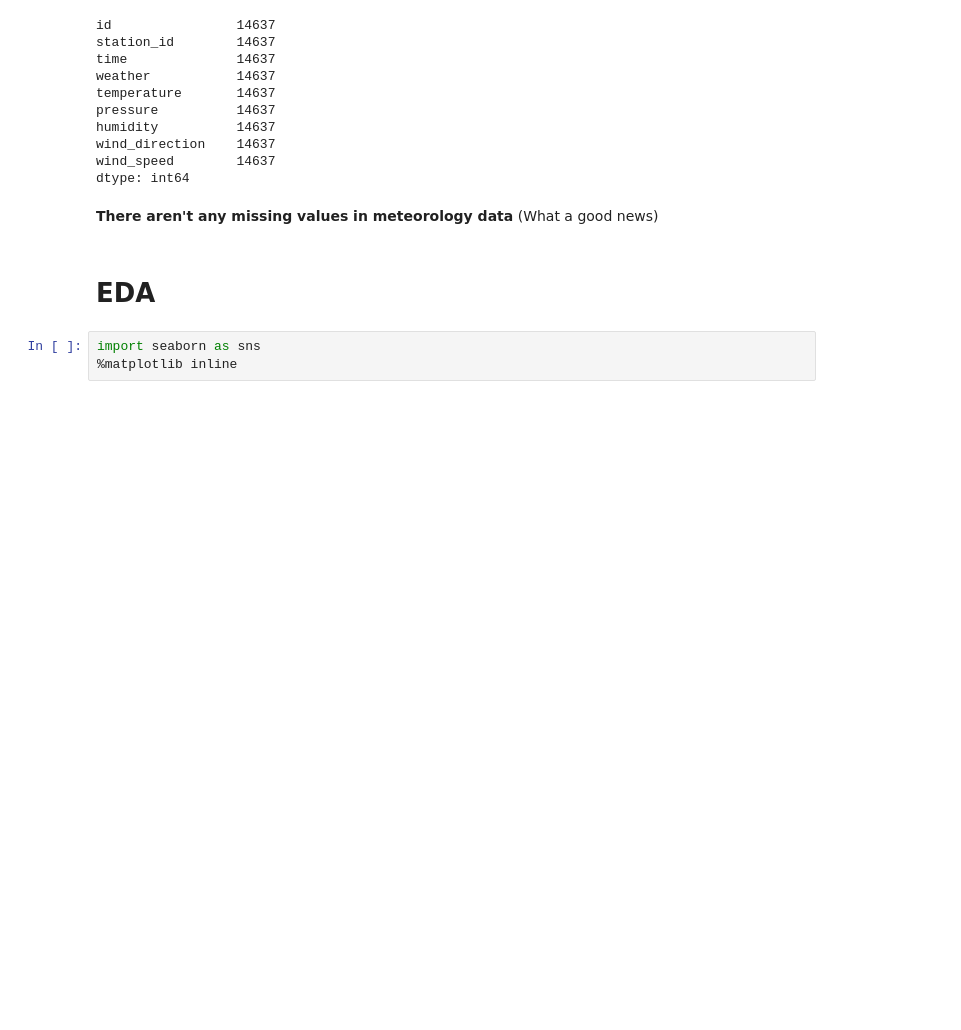
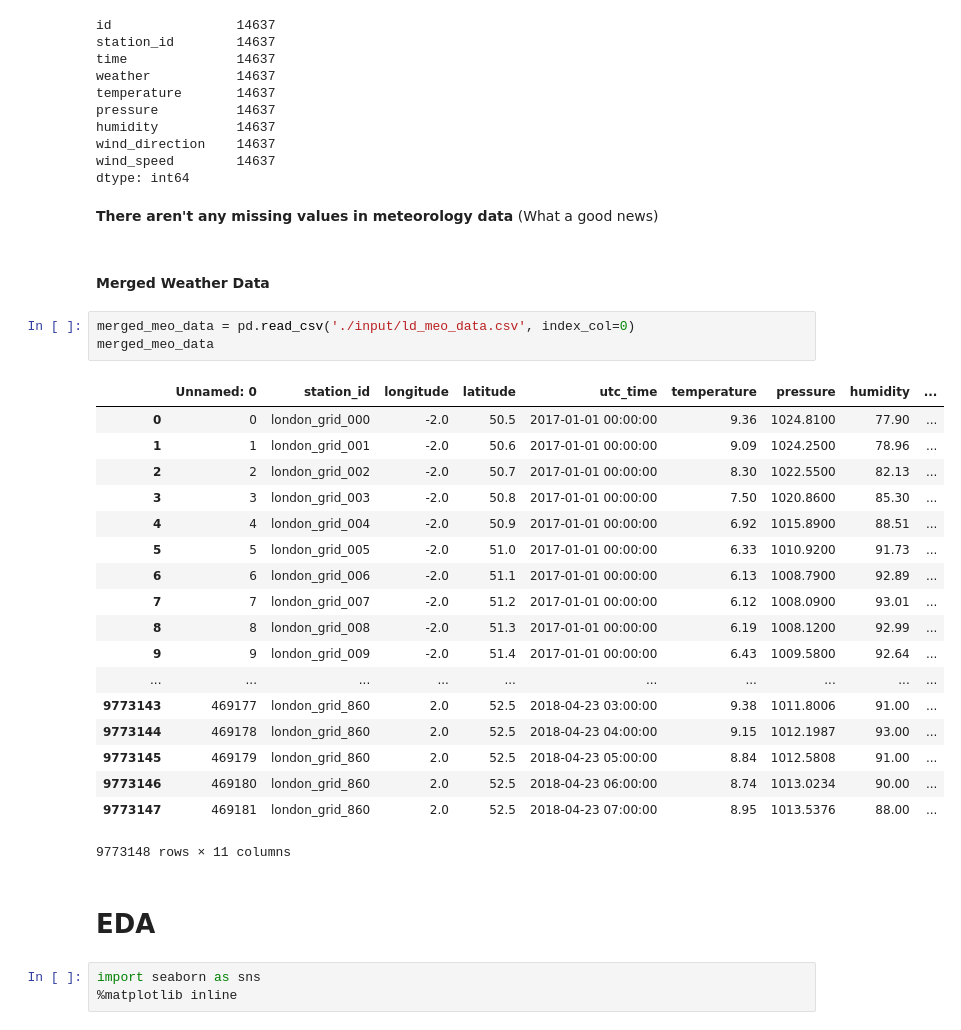
Before and after one commit to stephen0701/python-workspace, a Jupyter notebook: fresh_air/london.ipynb, the cells around one changed output. Drawn from its saved outputs; the diff is of its cells as text; blank space fills up the shorter version.

```diff
--- a/fresh_air/london.ipynb
+++ b/fresh_air/london.ipynb
@@ -233,6 +267,30 @@ wind_speed        14637
 dtype: int64
 # %% [markdown]
 **There aren't any missing values in meteorology data** (What a good news)
+# %% [markdown]
+#### Merged Weather Data
+# %%
+merged_meo_data = pd.read_csv('./input/ld_meo_data.csv', index_col=0)
+merged_meo_data
+# %% [output]
+|  | Unnamed: 0 | station_id | longitude | latitude | utc_time | temperature | pressure | humidity | ... |
+| 0 | 0 | london_grid_000 | -2.0 | 50.5 | 2017-01-01 00:00:00 | 9.36 | 1024.8100 | 77.90 | ... |
+| 1 | 1 | london_grid_001 | -2.0 | 50.6 | 2017-01-01 00:00:00 | 9.09 | 1024.2500 | 78.96 | ... |
+| 2 | 2 | london_grid_002 | -2.0 | 50.7 | 2017-01-01 00:00:00 | 8.30 | 1022.5500 | 82.13 | ... |
+| 3 | 3 | london_grid_003 | -2.0 | 50.8 | 2017-01-01 00:00:00 | 7.50 | 1020.8600 | 85.30 | ... |
+| 4 | 4 | london_grid_004 | -2.0 | 50.9 | 2017-01-01 00:00:00 | 6.92 | 1015.8900 | 88.51 | ... |
+| 5 | 5 | london_grid_005 | -2.0 | 51.0 | 2017-01-01 00:00:00 | 6.33 | 1010.9200 | 91.73 | ... |
+| 6 | 6 | london_grid_006 | -2.0 | 51.1 | 2017-01-01 00:00:00 | 6.13 | 1008.7900 | 92.89 | ... |
+| 7 | 7 | london_grid_007 | -2.0 | 51.2 | 2017-01-01 00:00:00 | 6.12 | 1008.0900 | 93.01 | ... |
+| 8 | 8 | london_grid_008 | -2.0 | 51.3 | 2017-01-01 00:00:00 | 6.19 | 1008.1200 | 92.99 | ... |
+| 9 | 9 | london_grid_009 | -2.0 | 51.4 | 2017-01-01 00:00:00 | 6.43 | 1009.5800 | 92.64 | ... |
+| ... | ... | ... | ... | ... | ... | ... | ... | ... | ... |
+| 9773143 | 469177 | london_grid_860 | 2.0 | 52.5 | 2018-04-23 03:00:00 | 9.38 | 1011.8006 | 91.00 | ... |
+| 9773144 | 469178 | london_grid_860 | 2.0 | 52.5 | 2018-04-23 04:00:00 | 9.15 | 1012.1987 | 93.00 | ... |
+| 9773145 | 469179 | london_grid_860 | 2.0 | 52.5 | 2018-04-23 05:00:00 | 8.84 | 1012.5808 | 91.00 | ... |
+| 9773146 | 469180 | london_grid_860 | 2.0 | 52.5 | 2018-04-23 06:00:00 | 8.74 | 1013.0234 | 90.00 | ... |
+| 9773147 | 469181 | london_grid_860 | 2.0 | 52.5 | 2018-04-23 07:00:00 | 8.95 | 1013.5376 | 88.00 | ... |
+9773148 rows × 11 columns
 # %% [markdown]
 # EDA
 # %%
```
Also changed, not shown: parts of 21 cells of this notebook.
